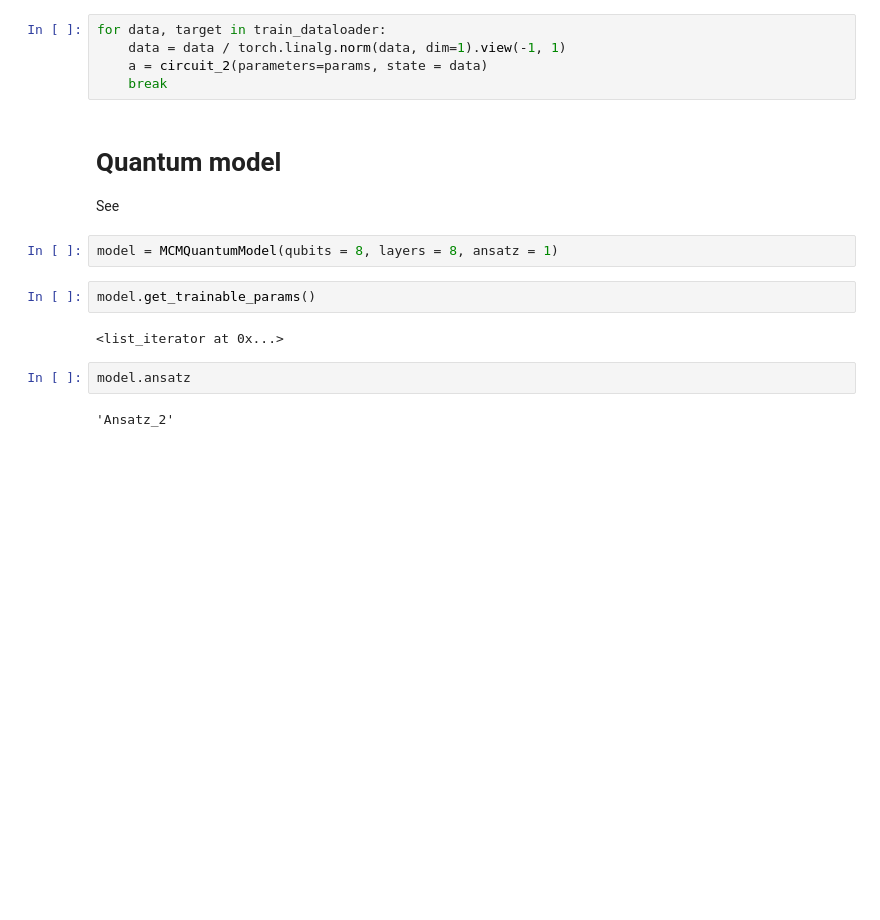
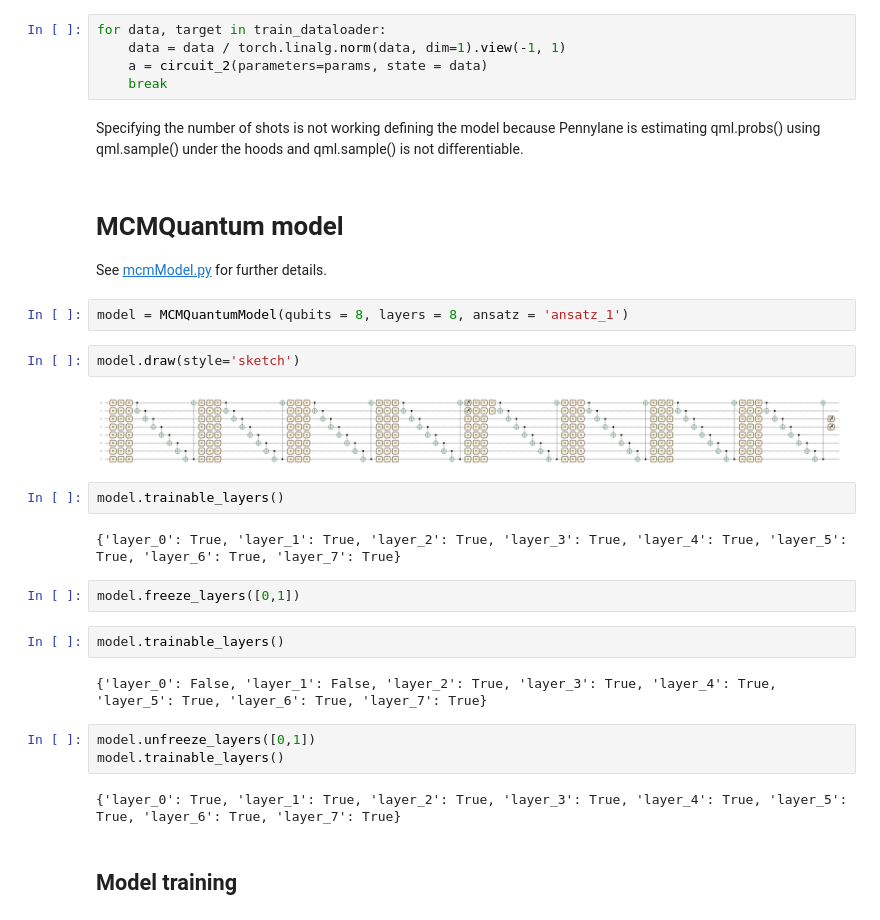
Before and after one commit to JackVittori/QML-early_exit, a Jupyter notebook: mid-circuit-measurements.ipynb, the cells around one changed output. Drawn from its saved outputs; the diff is of its cells as text; blank space fills up the shorter version.

```diff
--- a/mid-circuit-measurements.ipynb
+++ b/mid-circuit-measurements.ipynb
@@ -530,18 +536,33 @@ for data, target in train_dataloader:
     data = data / torch.linalg.norm(data, dim=1).view(-1, 1)
     a = circuit_2(parameters=params, state = data)
     break
+# %% [markdown]
+Specifying the number of shots is not working defining the model because Pennylane is estimating qml.probs() using qml.sample() under the hoods and qml.sample() is not differentiable.
 # %% [markdown]
-# Quantum model
+# MCMQuantum model
 
-See
+See [mcmModel.py](https://github.com/JackVittori/QML-early_exit/blob/530cedde3ea00d82bcc46479ef4d242e83be8f0a/mcmModel.py) for further details.
 # %%
-model = MCMQuantumModel(qubits = 8, layers = 8, ansatz = 1)
+model = MCMQuantumModel(qubits = 8, layers = 8, ansatz = 'ansatz_1')
+# %%
+model.draw(style='sketch')
+# %% [output]
+[figure, new version]
 # %%
-model.get_trainable_params()
+model.trainable_layers()
 # %% [output]
-<list_iterator at 0x...>
+{'layer_0': True, 'layer_1': True, 'layer_2': True, 'layer_3': True, 'layer_4': True, 'layer_5': True, 'layer_6': True, 'layer_7': True}
 # %%
-model.ansatz
+model.freeze_layers([0,1])
-# %% [output]
-'Ansatz_2'
+# %%
+model.trainable_layers()
+# %% [output]
+{'layer_0': False, 'layer_1': False, 'layer_2': True, 'layer_3': True, 'layer_4': True, 'layer_5': True, 'layer_6': True, 'layer_7': True}
+# %%
+model.unfreeze_layers([0,1])
+model.trainable_layers()
+# %% [output]
+{'layer_0': True, 'layer_1': True, 'layer_2': True, 'layer_3': True, 'layer_4': True, 'layer_5': True, 'layer_6': True, 'layer_7': True}
+# %% [markdown]
+## Model training
 # %%
```
Also changed, not shown: parts of 15 cells of this notebook, 1 other file.
